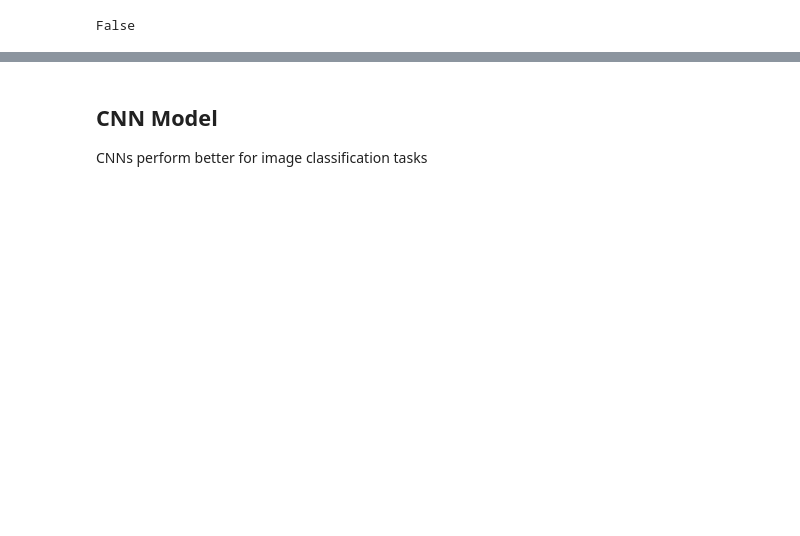
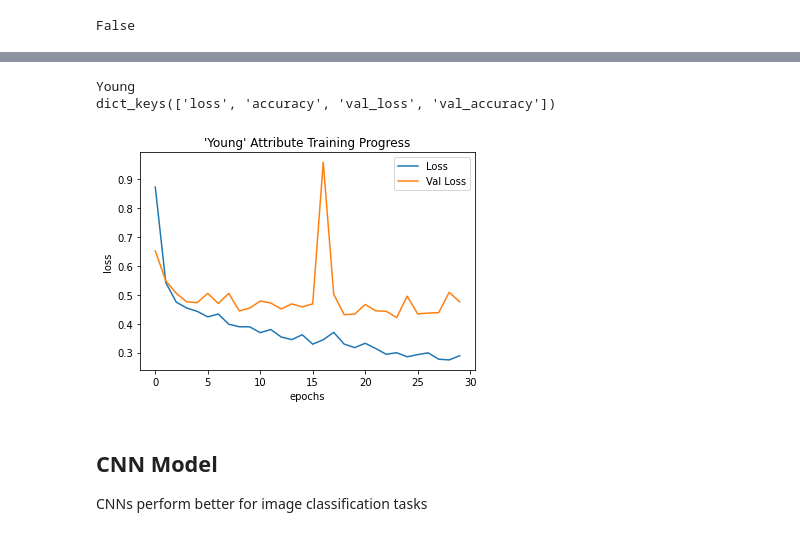
Before and after one commit to EMAT31530/ai-group-project-summer-assessment-oscar, a Jupyter notebook: Intro_AI_Summer_Project_Oscar_Evans_1806113.ipynb, the cells around one changed output, grey strips where cells are left out. Saved outputs shown, nothing was run; the diff lists cells and outputs as text; code cells hidden in the pictures; blank space fills up the shorter version.

```diff
--- a/Intro_AI_Summer_Project_Oscar_Evans_1806113.ipynb
+++ b/Intro_AI_Summer_Project_Oscar_Evans_1806113.ipynb
@@ -263,3 +327,17 @@ Epoch 50/50
+# %%
+print(ATTRIBUTE)
+print(history.history.keys())
+plt.plot(history.history['loss'], label="Loss")
+plt.plot(history.history['val_loss'], label="Val Loss")
+plt.xlabel('epochs')
+plt.ylabel('loss')
+plt.title("'"+ATTRIBUTE+"' Attribute Training Progress")
+plt.legend()
+plt.show()
+# %% [output]
+Young
+dict_keys(['loss', 'accuracy', 'val_loss', 'val_accuracy'])
+[figure, added]
 # %% [markdown]
 ## CNN Model
 CNNs perform better for image classification tasks
```
Also changed, not shown: parts of 22 cells of this notebook, 1 other file.
